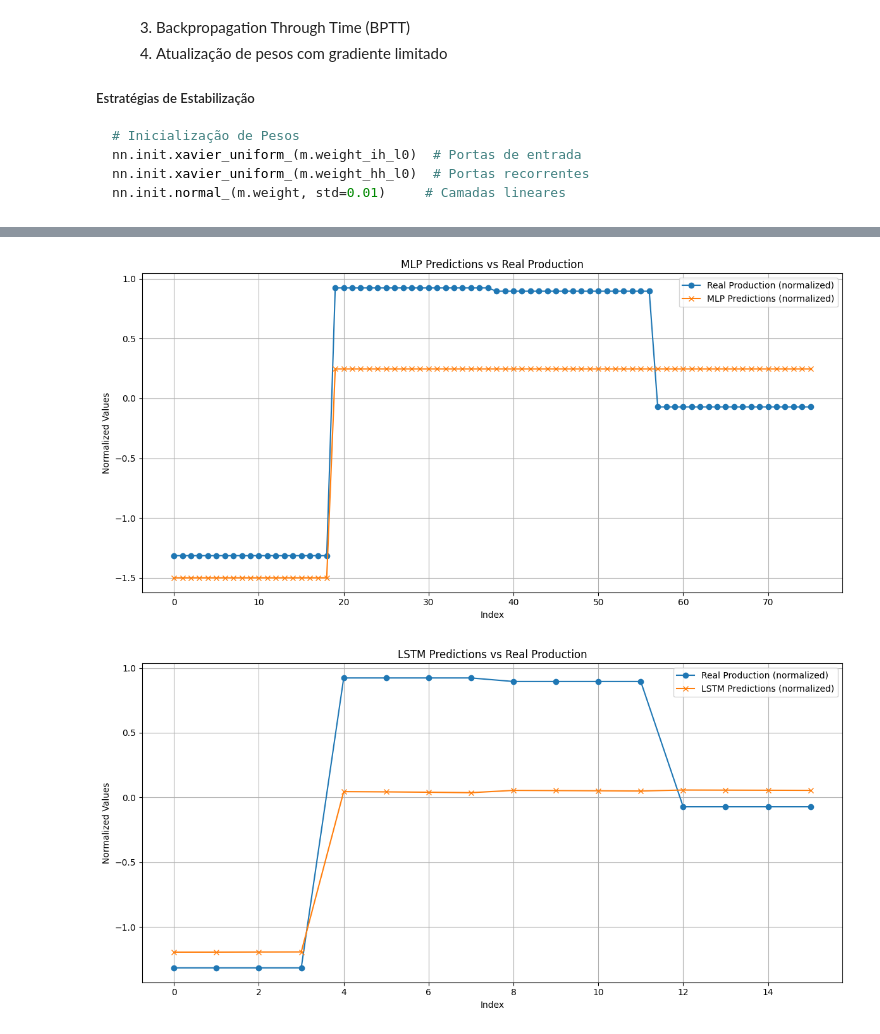
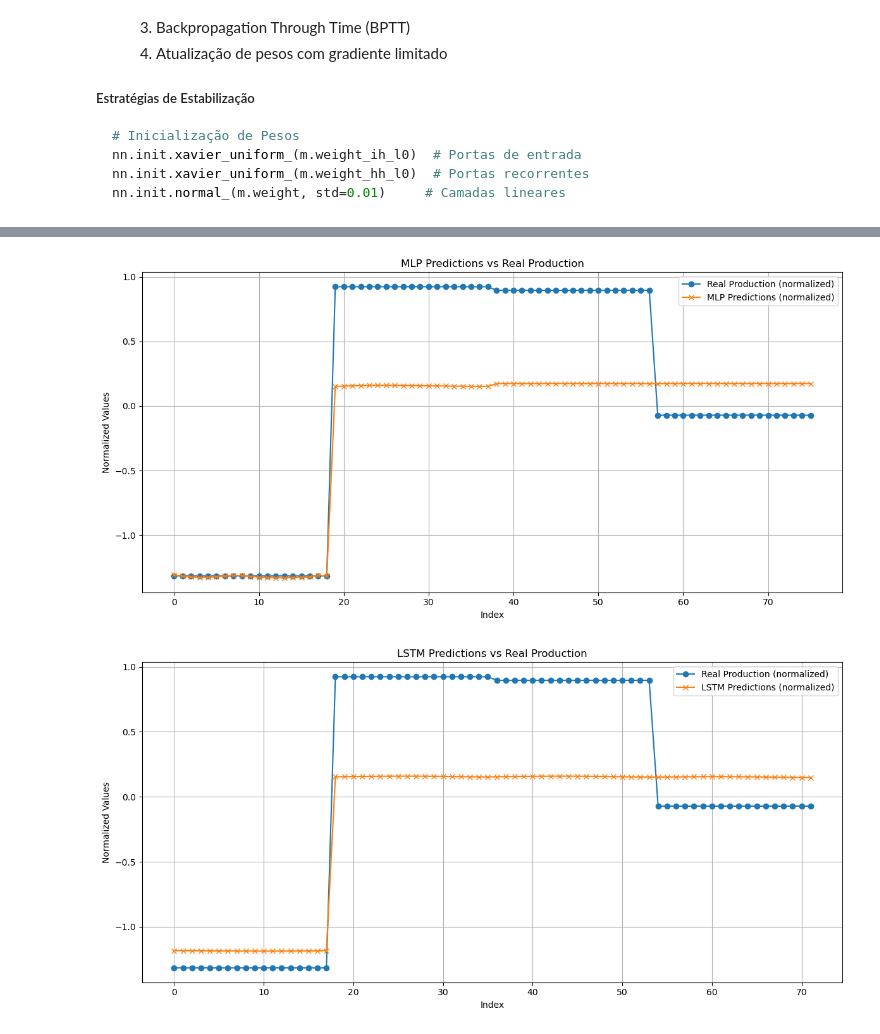
Before and after one commit to luisfuturist/ec-ingredion-3, a Jupyter notebook: notebooks/ml.ipynb, the cells around one changed output, grey strips where cells are left out. Drawn from its saved outputs; the diff is of its cells as text; code cells hidden in the pictures.

```diff
--- a/notebooks/ml.ipynb
+++ b/notebooks/ml.ipynb
@@ -36,6 +38,9 @@ device(type='cuda')
 # %%
 NDVI_PATH = "../data/PROCESSED/ndvi.csv"
 PROD_PATH = "../data/PROCESSED/manhuacu.csv"
+
+MLP_MODEL_PATH = "../models/mlp.pth"
+LSTM_MODEL_PATH = "../models/lstm.pth"
 # %% [markdown]
 ### 1.4 Hiperparâmetros
 
@@ -45,6 +50,7 @@ A configuração dos hiperparâmetros foi ajustada para otimizar o desempenho do
 MLP_WINDOW_SIZE = 5
 MLP_BATCH_SIZE = 4
 MLP_BASE_HIDDEN_SIZE = 32
+MLP_DROPOUT = 0.12
 MLP_EPOCHS = 300
 MLP_LEARNING_RATE = 2e-3
 
@@ -58,13 +64,13 @@ MLP_LEARNING_RATE = 2e-3
 # Validation Loss: 0.1911
 
 # LSTM Hyperparameters
-LSTM_WINDOW_SIZE = 20
-LSTM_HIDDEN_SIZE = 32
+LSTM_WINDOW_SIZE = 6
+LSTM_HIDDEN_SIZE = 21
 LSTM_NUM_LAYERS = 2
-LSTM_DROPOUT = 0.2
-LSTM_EPOCHS = 1000
-LSTM_BATCH_SIZE = 16
-LSTM_LEARNING_RATE = 5e-5
+LSTM_DROPOUT = 0.1355
+LSTM_EPOCHS = 200
+LSTM_BATCH_SIZE = 8
+LSTM_LEARNING_RATE = 5e-3
 
 # Best LSTM Hyperparameters So Far
 # LSTM_WINDOW_SIZE = 20
@@ -618,21 +578,21 @@ mlp_losses_train = []
 best_loss = float("inf")
 saved_epoch = 0
 
-mlp_train_loader_year_of_last = torch.utils.data.DataLoader(
-    mlp_train_dataset_year_of_last,
+mlp_train_loader = torch.utils.data.DataLoader(
+    mlp_train_dataset,
     batch_size=MLP_BATCH_SIZE,
     shuffle=True,
     drop_last=True,
 )
-mlp_validation_loader_year_of_last = torch.utils.data.DataLoader(
-    mlp_validation_dataset_year_of_last, batch_size=4, shuffle=False, drop_last=True
+mlp_validation_loader = torch.utils.data.DataLoader(
+    mlp_validation_dataset, batch_size=4, shuffle=False, drop_last=True
 )
 
 for i in trange(MLP_EPOCHS):
     epoch_losses_train = []
 
     mlp_network.train()
-    for ndvi, prod in mlp_train_loader_year_of_last:
+    for ndvi, prod in mlp_train_loader:
         ndvi, prod = ndvi.to(device), prod.to(device)
         optimizer.zero_grad()
         pred = mlp_network(ndvi)
@@ -644,7 +604,7 @@ for i in trange(MLP_EPOCHS):
     epoch_losses_validation = []
     mlp_network.eval()
     with torch.no_grad():
-        for ndvi, prod in mlp_validation_loader_year_of_last:
+        for ndvi, prod in mlp_validation_loader:
             ndvi, prod = ndvi.to(device), prod.to(device)
             pred = mlp_network(ndvi)
             loss = loss_fn(pred, prod.unsqueeze(1))
@@ -653,7 +613,7 @@ for i in trange(MLP_EPOCHS):
         if np.mean(epoch_losses_validation) < best_loss:
             best_loss = np.mean(epoch_losses_validation)
             saved_epoch = i + 1
-            torch.save(mlp_network.state_dict(), "../models/mlp.pth")
+            torch.save(mlp_network.state_dict(), MLP_MODEL_PATH)
 
     mlp_losses_train.append(np.mean(epoch_losses_train))
     mlp_losses_validation.append(np.mean(epoch_losses_validation))
@@ -747,13 +707,13 @@ class LSTMRegressor(nn.Module):
 
 
 lstm_train_loader_year_of_last = torch.utils.data.DataLoader(
-    lstm_train_dataset_year_of_last,
+    lstm_train_dataset,
     batch_size=LSTM_BATCH_SIZE,
     shuffle=True,
     drop_last=True,
 )
 lstm_validation_loader_year_of_last = torch.utils.data.DataLoader(
-    lstm_validation_dataset_year_of_last,
+    lstm_validation_dataset,
     batch_size=4,
     shuffle=False,
     drop_last=True,
@@ -879,42 +878,42 @@ mlp_network.eval()
 all_preds = []
 real_prods = []
 
 with torch.no_grad():
-    for ndvi, prod in mlp_test_loader_year_of_last:
+    for ndvi, prod in mlp_test_loader:
         ndvi, prod = ndvi.to(device), prod.to(device)
         pred = mlp_network(ndvi)
         all_preds.append(pred.cpu().numpy())
         real_prods.append(prod.cpu().numpy())
 
 # Flatten the predictions and real productions
 all_preds = np.concatenate(all_preds, axis=0).flatten()
 real_prods = np.concatenate(real_prods, axis=0).flatten()
 
 # Print predictions and real productions
 # print("LSTM Predictions for all test dataset:")
 # print(all_preds)
 # print("\nReal Production (normalized) for all test dataset:")
 # print(real_prods)
 
 plt.figure(figsize=(12, 6))
 plt.plot(real_prods, label="Real Production (normalized)", marker='o')
 plt.plot(all_preds, label="MLP Predictions (normalized)", marker='x')
 plt.xlabel("Index")
 plt.ylabel("Normalized Values")
 plt.title("MLP Predictions vs Real Production")
 plt.legend()
 plt.grid(True)
 plt.tight_layout()
 plt.show()
 # %% [output]
-[figure, old version]
+[figure, new version]
 # %%
 lstm_model.eval()
 all_preds = []
 real_prods = []
 
 with torch.no_grad():
-    for ndvi, prod in lstm_test_loader_year_of_last:
+    for ndvi, prod in lstm_test_loader:
         ndvi, prod = ndvi.to(device), prod.to(device)
         pred = lstm_model(ndvi)
         all_preds.append(pred.cpu().numpy())
@@ -941,5 +940,5 @@ plt.grid(True)
 plt.tight_layout()
 plt.show()
 # %% [output]
-[figure, old version]
+[figure, new version]
 # %%
```
Also changed, not shown: parts of 14 cells of this notebook, 2 other files.
